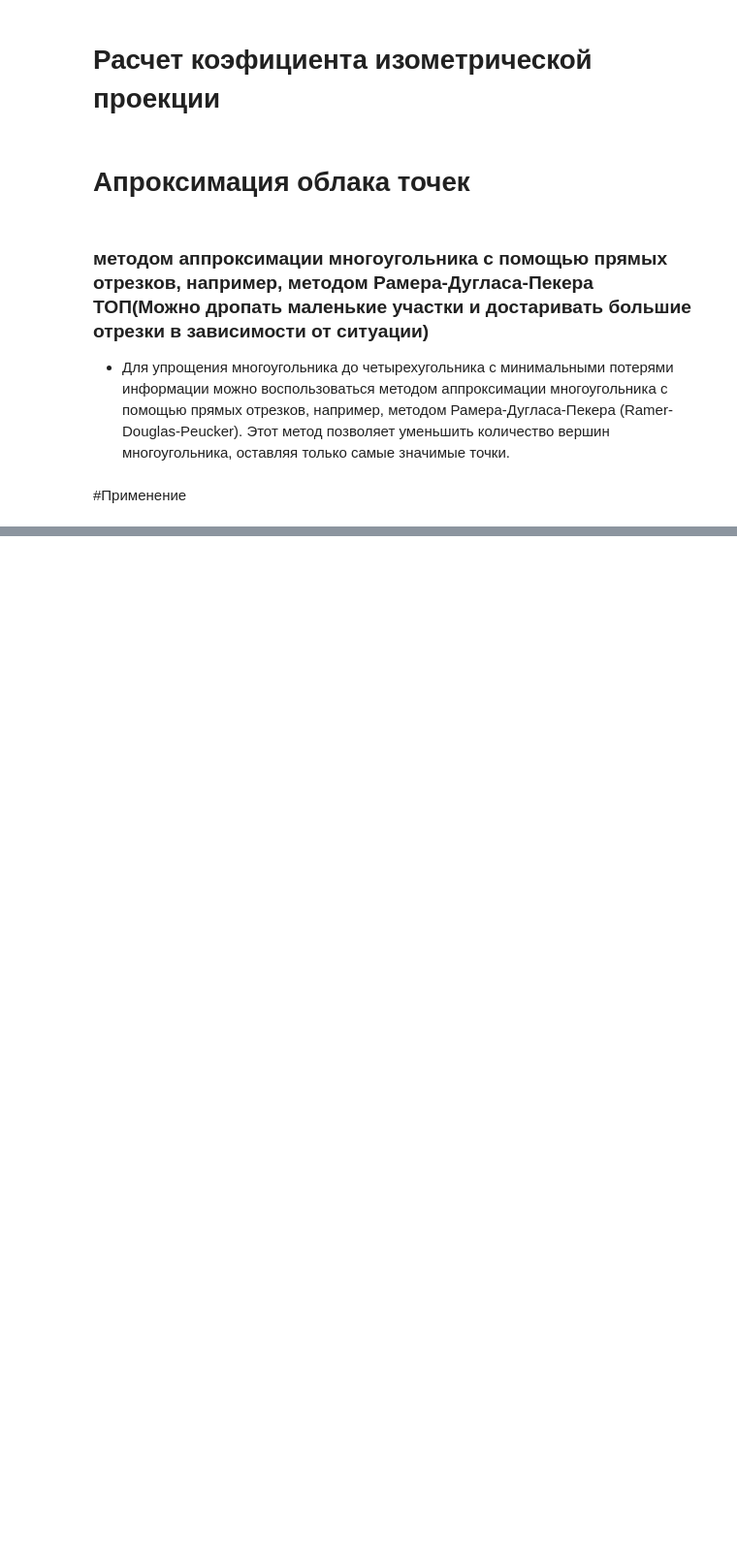
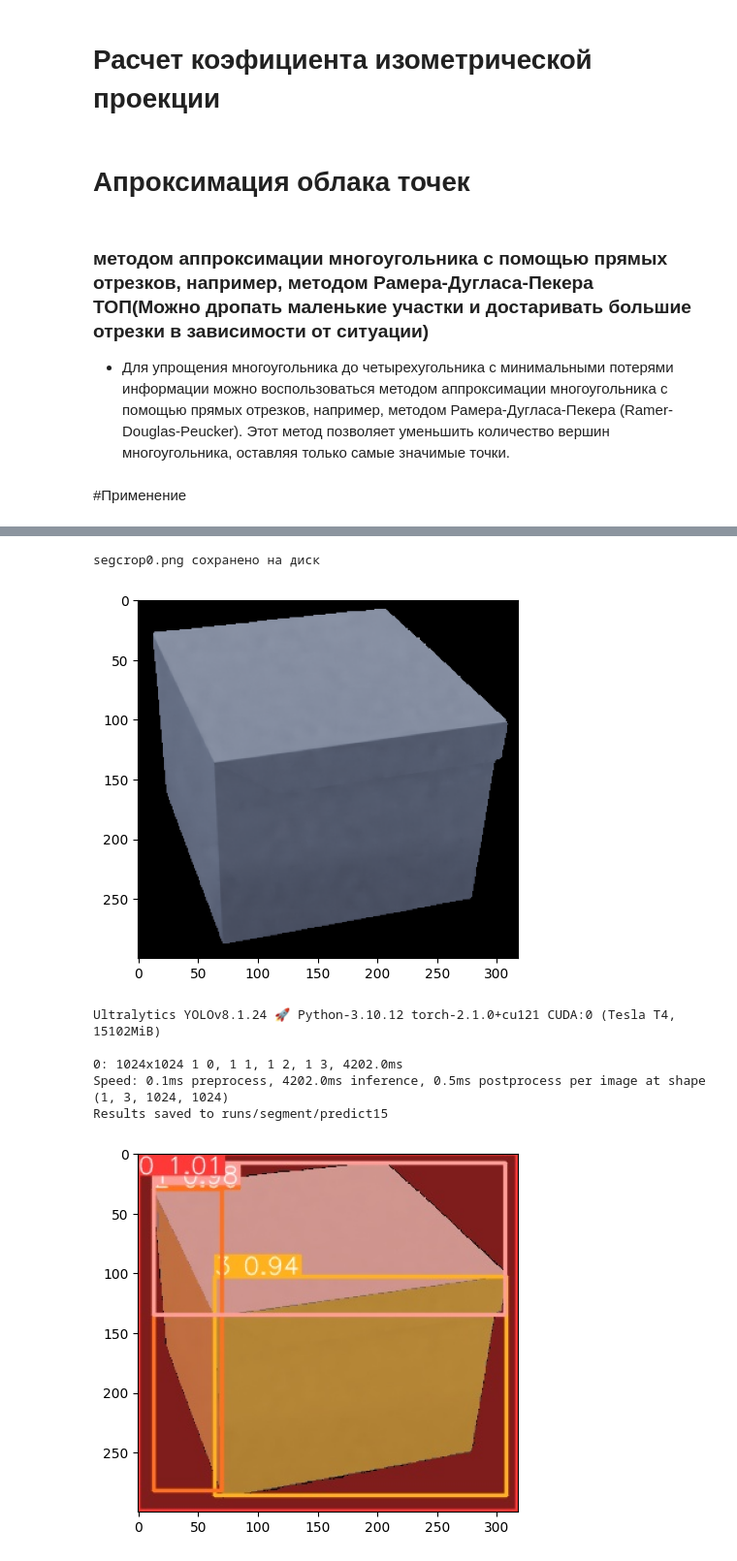
Before and after one commit to gitvanya34/SortifyScan, a Jupyter notebook: Detection_and_Segmentation_Sortify_Scan.ipynb, the cells around one changed output, grey strips where cells are left out. Shown at 97% size. Saved outputs shown, nothing was run; the diff lists cells and outputs as text; code cells hidden in the pictures; blank space fills up the shorter version.

```diff
--- a/Detection_and_Segmentation_Sortify_Scan.ipynb
+++ b/Detection_and_Segmentation_Sortify_Scan.ipynb
@@ -476,2 +415,15 @@ Results saved to runs/segment/predict39
 # %%
 clean_memory_for_gpu()
+# %%
+
+result_side = segmentation_of_the_side(result, crop = True, bgcolor = 'black')
+show_image_after_ultralytics(result_side)
+# %% [output]
+segcrop0.png сохранено на диск
+[figure, added]
+Ultralytics YOLOv8.1.24 🚀 Python-3.10.12 torch-2.1.0+cu121 CUDA:0 (Tesla T4, 15102MiB)
+
+0: 1024x1024 1 0, 1 1, 1 2, 1 3, 4202.0ms
+Speed: 0.1ms preprocess, 4202.0ms inference, 0.5ms postprocess per image at shape (1, 3, 1024, 1024)
+Results saved to runs/segment/predict15
+[figure, added]
```
Also changed, not shown: parts of 22 cells of this notebook.
